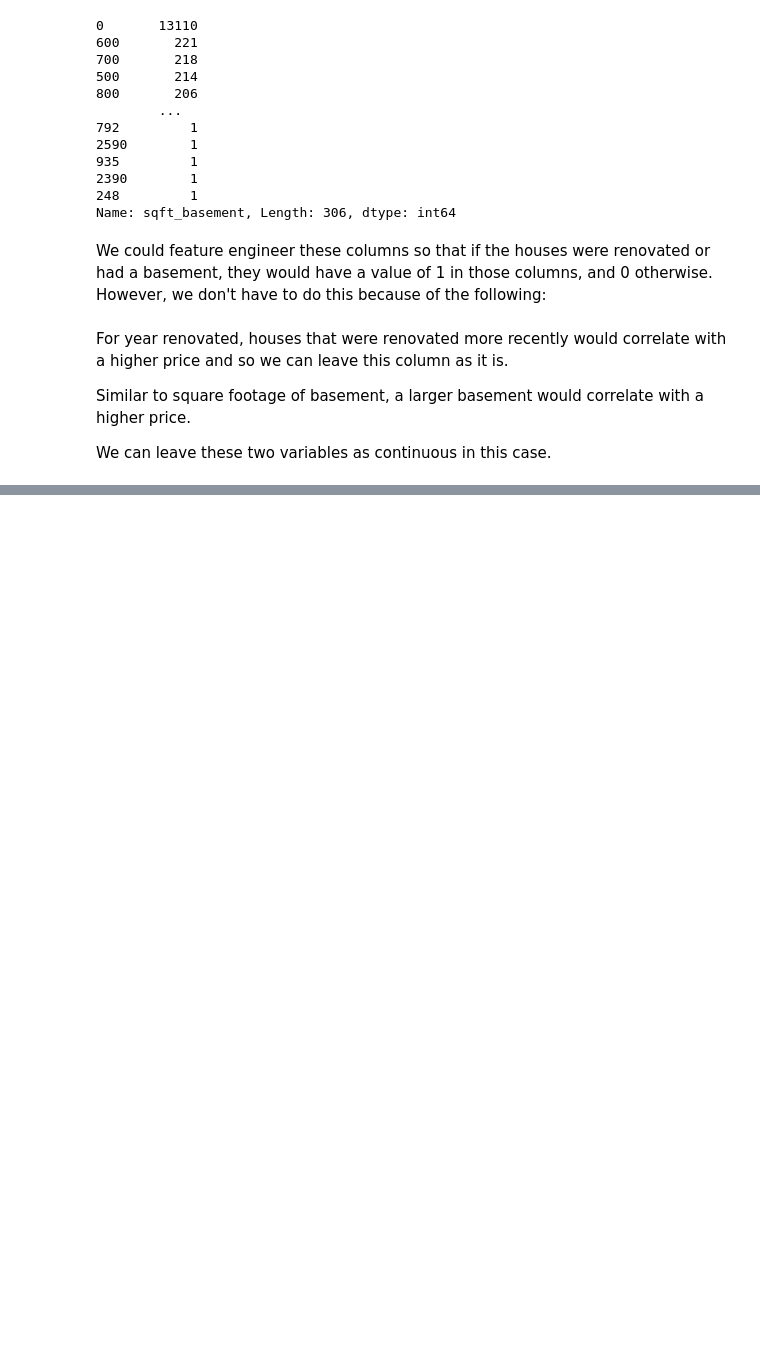
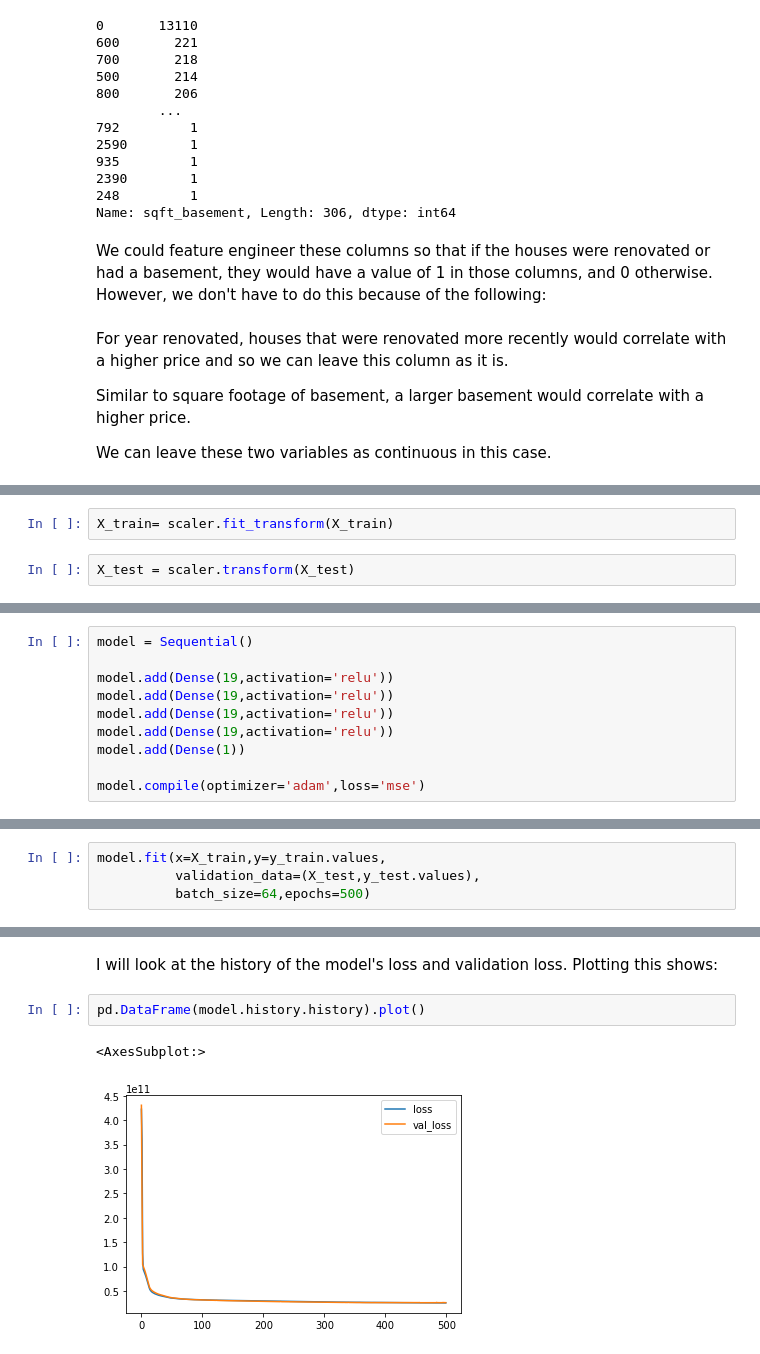
Before and after one commit to pritzp33/housing_TensorFlow_regression, a Jupyter notebook: KC Housing - TensorFlow Regression.ipynb, the cells around one changed output, grey strips where cells are left out. Saved outputs shown, nothing was run; the diff lists cells and outputs as text; blank space fills up the shorter version.

Commit message:
Initial model evaluation

```diff
--- a/KC Housing - TensorFlow Regression.ipynb
+++ b/KC Housing - TensorFlow Regression.ipynb
@@ -253,0 +273,4 @@ We can leave these two variables as continuous in this case.
+# %%
+X_train= scaler.fit_transform(X_train)
+# %%
+X_test = scaler.transform(X_test)
@@ -253,0 +295,10 @@ We can leave these two variables as continuous in this case.
+# %%
+model = Sequential()
+
+model.add(Dense(19,activation='relu'))
+model.add(Dense(19,activation='relu'))
+model.add(Dense(19,activation='relu'))
+model.add(Dense(19,activation='relu'))
+model.add(Dense(1))
+
+model.compile(optimizer='adam',loss='mse')
@@ -253,0 +311,4 @@ We can leave these two variables as continuous in this case.
+# %%
+model.fit(x=X_train,y=y_train.values,
+          validation_data=(X_test,y_test.values),
+          batch_size=64,epochs=500)
@@ -253,0 +334,7 @@ We can leave these two variables as continuous in this case.
+# %% [markdown]
+I will look at the history of the model's loss and validation loss. Plotting this shows:
+# %%
+pd.DataFrame(model.history.history).plot()
+# %% [output]
+<AxesSubplot:>
+[figure, added]
```
Also changed, not shown: parts of 34 cells of this notebook.
